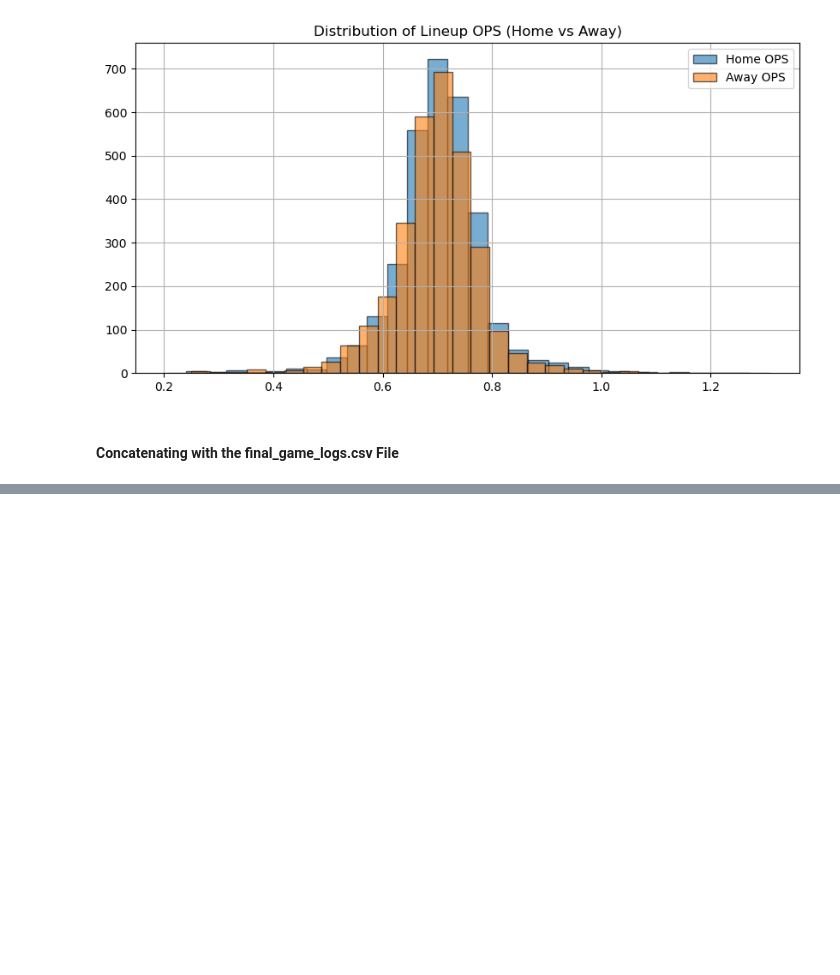
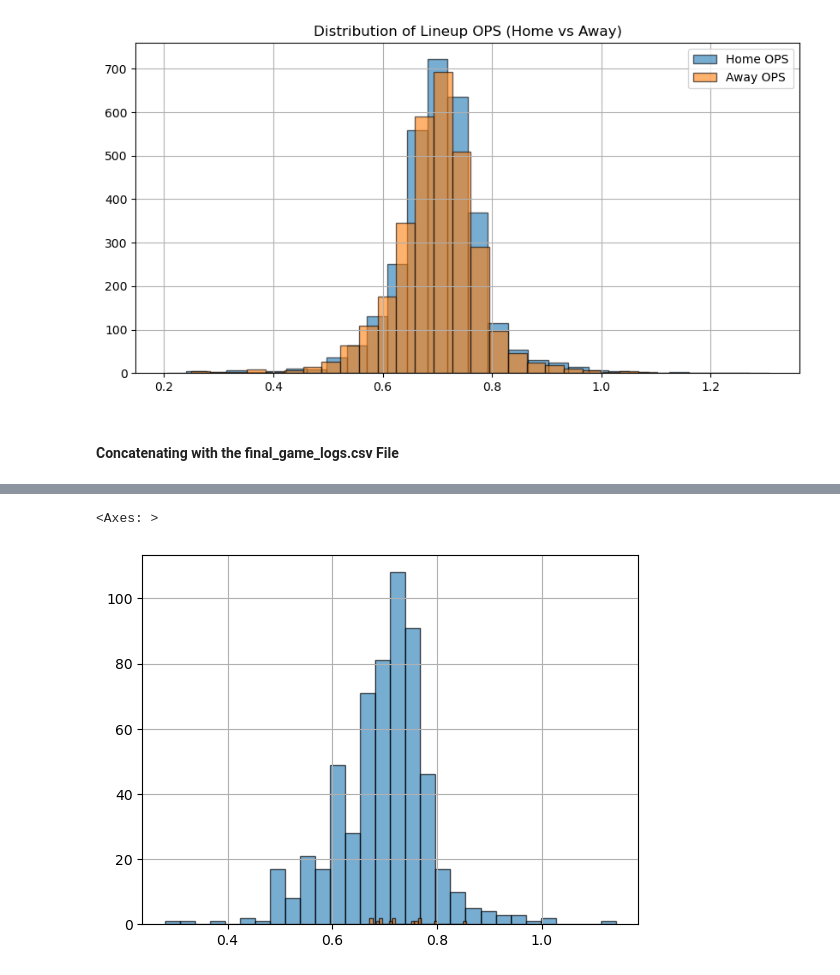
Before and after one commit to dykim2000/MLB_Predict, a Jupyter notebook: notebooks/lineup_score.ipynb, the cells around one changed output, grey strips where cells are left out. Cells and saved outputs as stored; diff of their text form; code cells hidden in the pictures; blank space fills up the shorter version.

```diff
--- a/notebooks/lineup_score.ipynb
+++ b/notebooks/lineup_score.ipynb
@@ -128,0 +139,6 @@ data = pd.read_csv("../data/final_game_logs.csv")
+# %%
+data[data['condition_code'] == 3]['home_lineup_score'].hist(bins=30, edgecolor='black', alpha=0.6)
+data[data['condition_code'] == 9]['home_lineup_score'].hist(bins=30, edgecolor='black', alpha=0.6)
+# %% [output]
+<Axes: >
+[figure, added]
```
Also changed, not shown: parts of 2 cells of this notebook, 2 other files.
